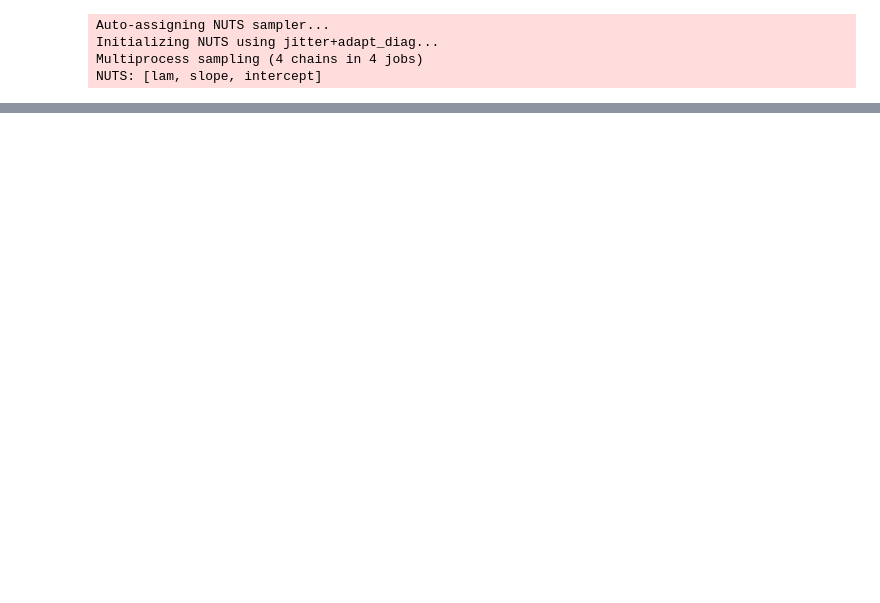
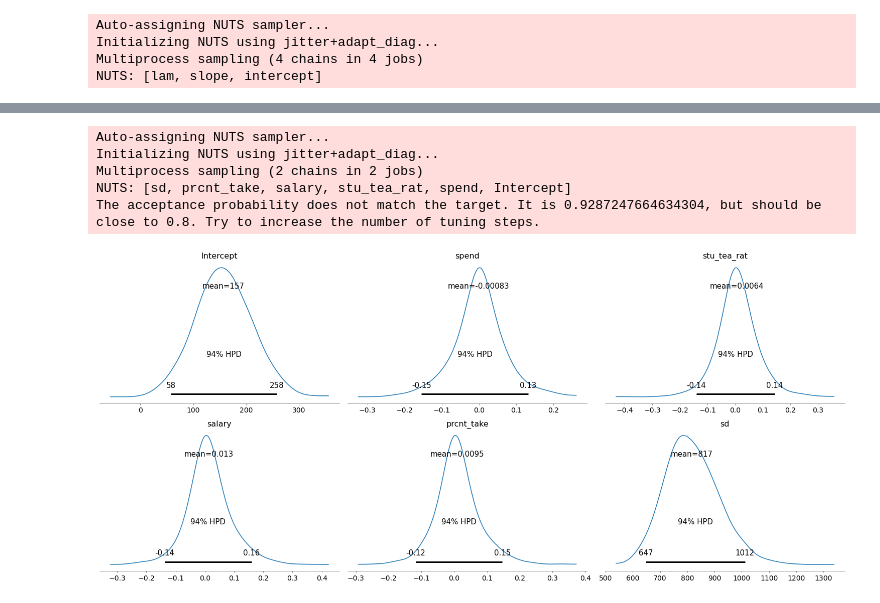
Before and after one commit to smrutijz/exploration, a Jupyter notebook: bayesian/regression.ipynb, the cells around one changed output, grey strips where cells are left out. Cells and saved outputs as stored; diff of their text form; code cells hidden in the pictures; blank space fills up the shorter version.

```diff
--- a/bayesian/regression.ipynb
+++ b/bayesian/regression.ipynb
@@ -214,0 +269,18 @@ pm.backends.tracetab.trace_to_dataframe(trace)
+# %%
+with pm.Model():
+    priors = {
+        'Intercept': pm.Normal.dist(mu=0, sigma=50),
+        'Regressor': pm.Laplace.dist(mu=0, b=0.05)
+             }
+    pm.GLM.from_formula('sat_t ~ spend + stu_tea_rat + salary + prcnt_take', sat_data, priors=priors)
+    trace_sat = pm.sample(2000, cores=2)
+# %% [output]
+Auto-assigning NUTS sampler...
+Initializing NUTS using jitter+adapt_diag...
+Multiprocess sampling (2 chains in 2 jobs)
+NUTS: [sd, prcnt_take, salary, stu_tea_rat, spend, Intercept]
+The acceptance probability does not match the target. It is 0.9287247664634304, but should be close to 0.8. Try to increase the number of tuning steps.
+# %%
+pm.plot_posterior(trace_sat);
+# %% [output]
+[figure, added]
```
Also changed, not shown: parts of 23 cells of this notebook, 5 other files.
